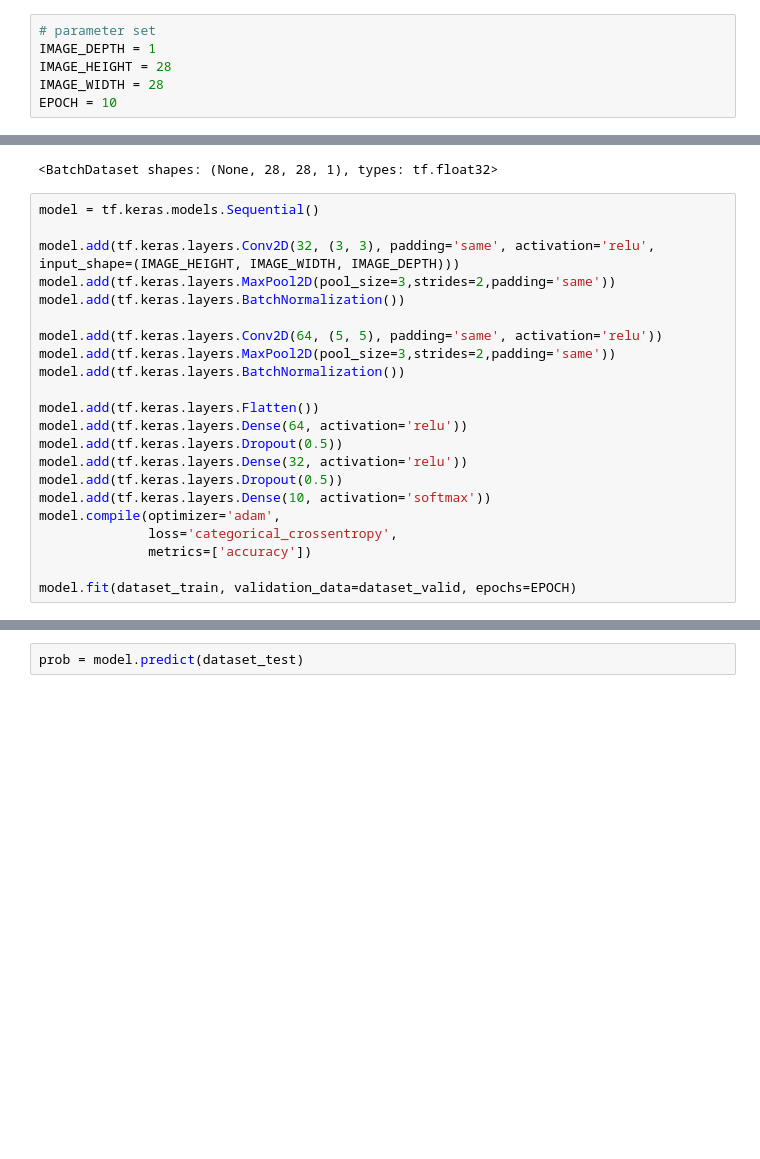
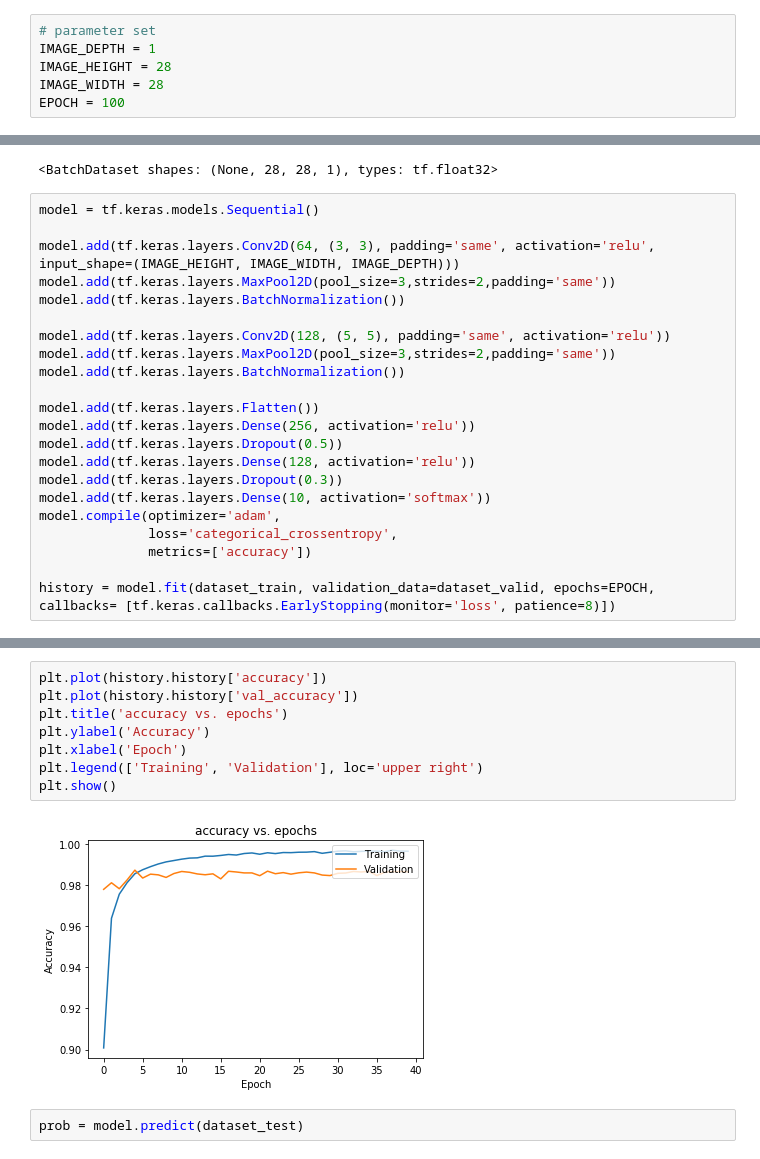
Before and after one commit to wr80340/Digit-Recognizer, a Jupyter notebook: digit-recognizer.ipynb, the cells around one changed output, grey strips where cells are left out. Saved outputs shown, nothing was run; the diff lists cells and outputs as text; blank space fills up the shorter version.

```diff
--- a/digit-recognizer.ipynb
+++ b/digit-recognizer.ipynb
@@ -82,7 +82,7 @@ print(tmp.shape)
 IMAGE_DEPTH = 1
 IMAGE_HEIGHT = 28
 IMAGE_WIDTH = 28
-EPOCH = 10
+EPOCH = 100
 # %%
 def map_fun(image, label):
     image = tf.reshape(image,[IMAGE_HEIGHT,IMAGE_WIDTH,IMAGE_DEPTH])
@@ -142,24 +142,24 @@ dataset_test
 # %%
 model = tf.keras.models.Sequential()
 
-model.add(tf.keras.layers.Conv2D(32, (3, 3), padding='same', activation='relu', input_shape=(IMAGE_HEIGHT, IMAGE_WIDTH, IMAGE_DEPTH)))
+model.add(tf.keras.layers.Conv2D(64, (3, 3), padding='same', activation='relu', input_shape=(IMAGE_HEIGHT, IMAGE_WIDTH, IMAGE_DEPTH)))
 model.add(tf.keras.layers.MaxPool2D(pool_size=3,strides=2,padding='same'))
 model.add(tf.keras.layers.BatchNormalization())
 
-model.add(tf.keras.layers.Conv2D(64, (5, 5), padding='same', activation='relu'))
+model.add(tf.keras.layers.Conv2D(128, (5, 5), padding='same', activation='relu'))
 model.add(tf.keras.layers.MaxPool2D(pool_size=3,strides=2,padding='same'))
 model.add(tf.keras.layers.BatchNormalization())
 
 model.add(tf.keras.layers.Flatten())
-model.add(tf.keras.layers.Dense(64, activation='relu'))
+model.add(tf.keras.layers.Dense(256, activation='relu'))
 model.add(tf.keras.layers.Dropout(0.5))
-model.add(tf.keras.layers.Dense(32, activation='relu'))
-model.add(tf.keras.layers.Dropout(0.5))
+model.add(tf.keras.layers.Dense(128, activation='relu'))
+model.add(tf.keras.layers.Dropout(0.3))
 model.add(tf.keras.layers.Dense(10, activation='softmax'))
 model.compile(optimizer='adam',
               loss='categorical_crossentropy',
               metrics=['accuracy'])
 
-model.fit(dataset_train, validation_data=dataset_valid, epochs=EPOCH)
+history = model.fit(dataset_train, validation_data=dataset_valid, epochs=EPOCH, callbacks= [tf.keras.callbacks.EarlyStopping(monitor='loss', patience=8)])
 # %% [output]
 Train for 3438 steps, validate for 625 steps
@@ -183,3 +182,13 @@ Epoch 10/10
+# %%
+plt.plot(history.history['accuracy'])
+plt.plot(history.history['val_accuracy'])
+plt.title('accuracy vs. epochs')
+plt.ylabel('Accuracy')
+plt.xlabel('Epoch')
+plt.legend(['Training', 'Validation'], loc='upper right')
+plt.show()
+# %% [output]
+[figure, added]
 # %%
 prob = model.predict(dataset_test)
 # %%
```
Also changed, not shown: parts of 2 cells of this notebook.
